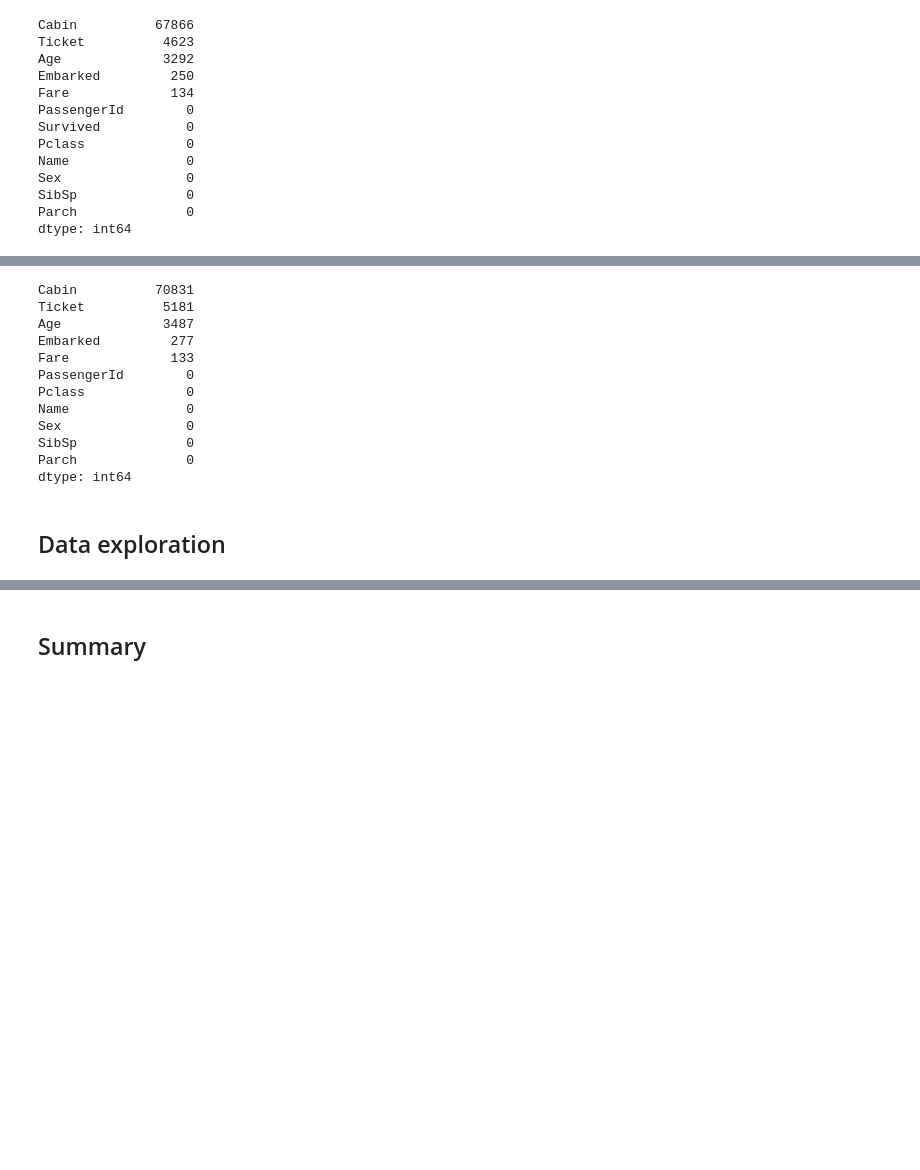
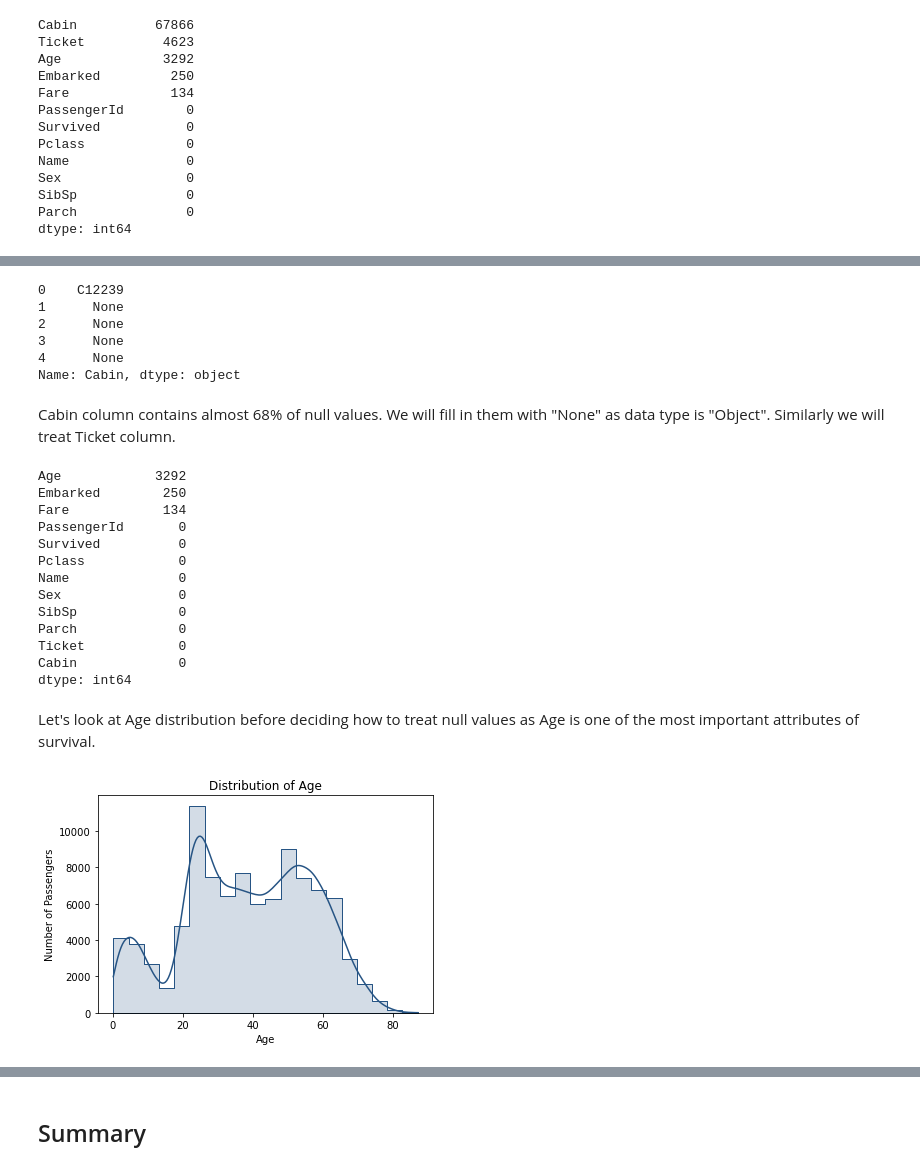
Before and after one commit to al-ensign/ml-introduction, a Jupyter notebook: 01_Descriptive_Statistics_and_Data_Exploration/eda.ipynb, the cells around one changed output, grey strips where cells are left out. Cells and saved outputs as stored; diff of their text form; code cells hidden in the pictures; blank space fills up the shorter version.

```diff
--- a/01_Descriptive_Statistics_and_Data_Exploration/eda.ipynb
+++ b/01_Descriptive_Statistics_and_Data_Exploration/eda.ipynb
@@ -139,18 +108,40 @@ dtype: int64
+# %%
+train.Cabin.head()
+# %% [output]
+0    C12239
+1      None
+2      None
+3      None
+4      None
+Name: Cabin, dtype: object
+# %% [markdown]
+Cabin column contains almost 68% of null values. We will fill in them with "None" as data type is "Object".
+Similarly we will treat Ticket column.
+# %%
+train["Cabin"] = train["Cabin"].fillna("None")
+train["Ticket"] = train["Ticket"].fillna("None")
 # %%
-#Check for missing values in Test
-test.isnull().sum().sort_values(ascending=False)
+train.isnull().sum().sort_values(ascending=False)
 # %% [output]
-Cabin          70831
-Ticket          5181
-Age             3487
-Embarked         277
-Fare             133
-PassengerId        0
-Pclass             0
-Name               0
-Sex                0
-SibSp              0
-Parch              0
+Age            3292
+Embarked        250
+Fare            134
+PassengerId       0
+Survived          0
+Pclass            0
+Name              0
+Sex               0
+SibSp             0
+Parch             0
+Ticket            0
+Cabin             0
 dtype: int64
-# %% [markdown]
-## Data exploration
+# %% [markdown]
+Let's look at Age distribution before deciding how to treat null values as Age is one of the most important attributes of survival.
+# %%
+sns.histplot(data = train['Age'],bins=20,kde=True, color='#265484',element="step", alpha=0.2)
+plt.title('Distribution of Age')
+plt.ylabel('Number of Passengers')
+plt.show()
+# %% [output]
+[figure, added]
```
Also changed, not shown: parts of 18 cells of this notebook.
